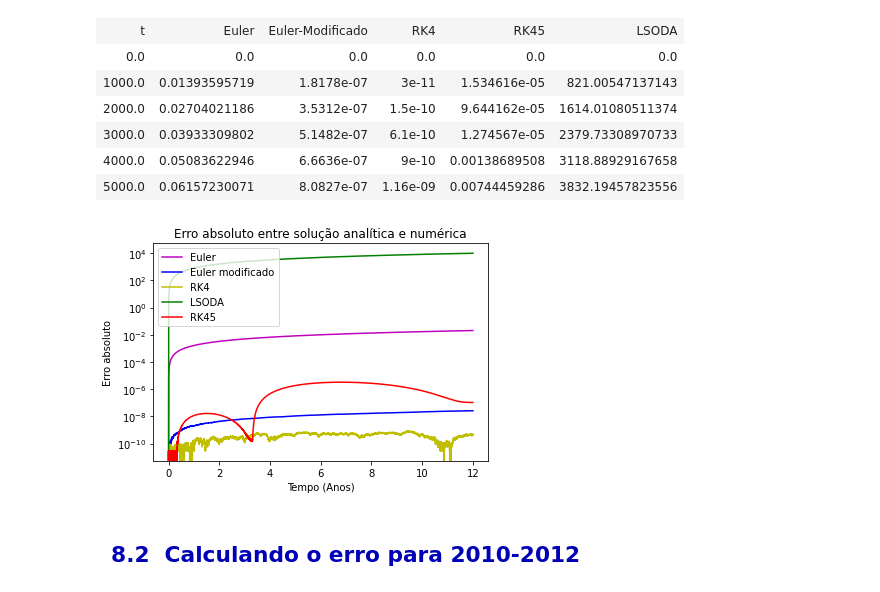
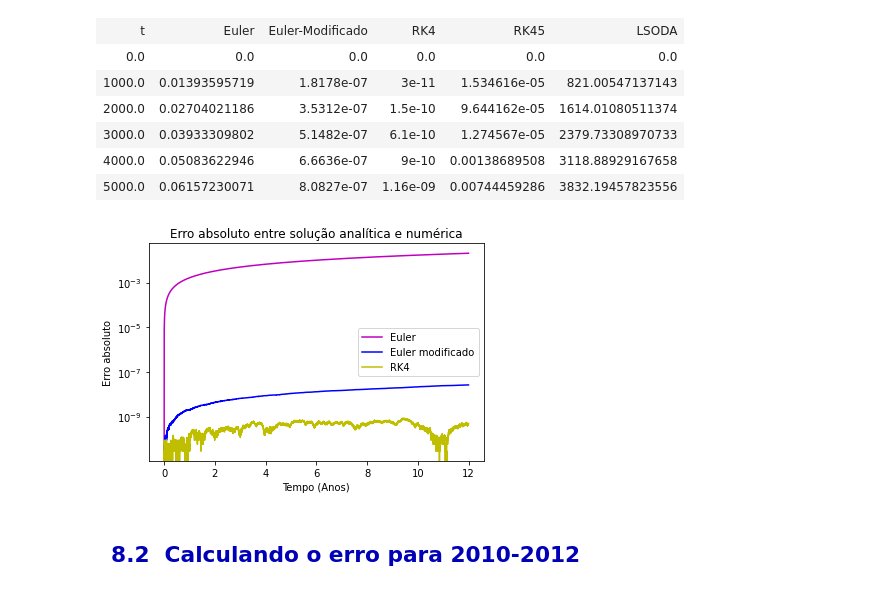
Before and after one commit to LaboratorioIPythonFURG/Modelo-Populacional-Malthus, a Jupyter notebook: Jupyter/8_comparativo.ipynb, the cells around one changed output. Cells and saved outputs as stored; diff of their text form; code cells hidden in the pictures.

```diff
--- a/Jupyter/8_comparativo.ipynb
+++ b/Jupyter/8_comparativo.ipynb
@@ -311,18 +310,18 @@ display(HTML(
 # %%
 plt.plot(vt,err_malthus_euler,'m',label='Euler')
 plt.plot(vt,err_malthus_euler_mod,'b',label='Euler modificado')
 plt.plot(vt,err_malthus_rk4 ,'y',label='RK4')
-plt.plot(vt,err_malthus_lsoda,'g',label='LSODA')
-plt.plot(vt,err_malthus_rk45,'r',label='RK45')
+#plt.plot(vt,err_malthus_lsoda,'g',label='LSODA')
+#plt.plot(vt,err_malthus_rk45,'r',label='RK45')
 
 plt.title('Erro absoluto entre solução analítica e numérica')
 plt.xlabel('Tempo (Anos)')
 plt.ylabel('Erro absoluto')
 plt.legend()
-plt.yscale("log")
+plt.yscale('log')
 plt.show()
 # %% [output]
-[figure, old version]
+[figure, new version]
 # %% [markdown]
 <h2 style='color:#0000b7' >&nbsp; 8.2 &nbsp;Calculando o erro para 2010-2012</h2>
 # %% [markdown]
```
Also changed, not shown: parts of 1 cell of this notebook, 1 other file.
